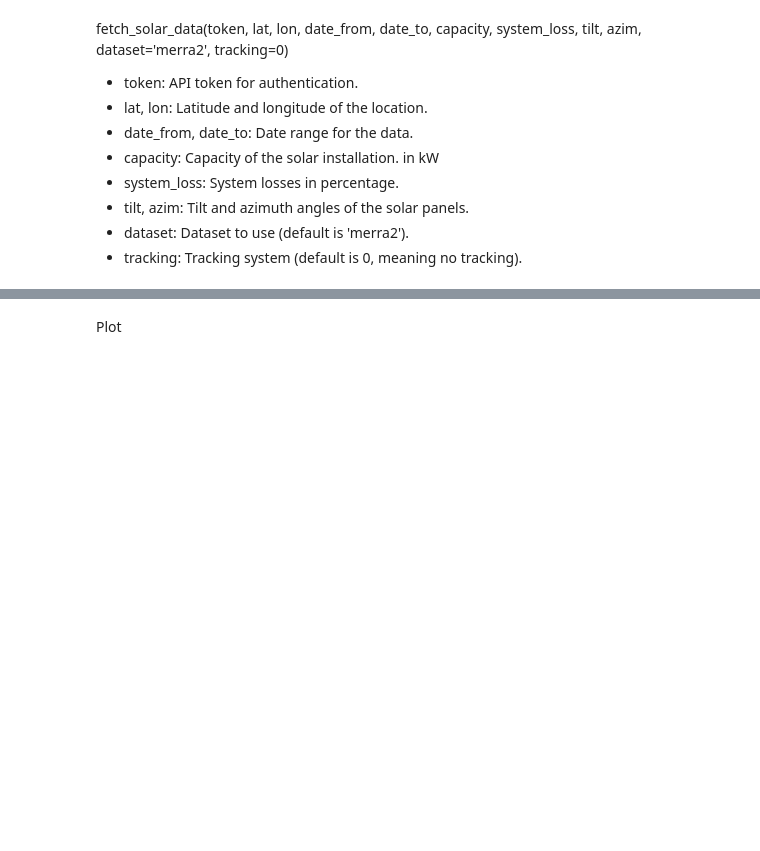
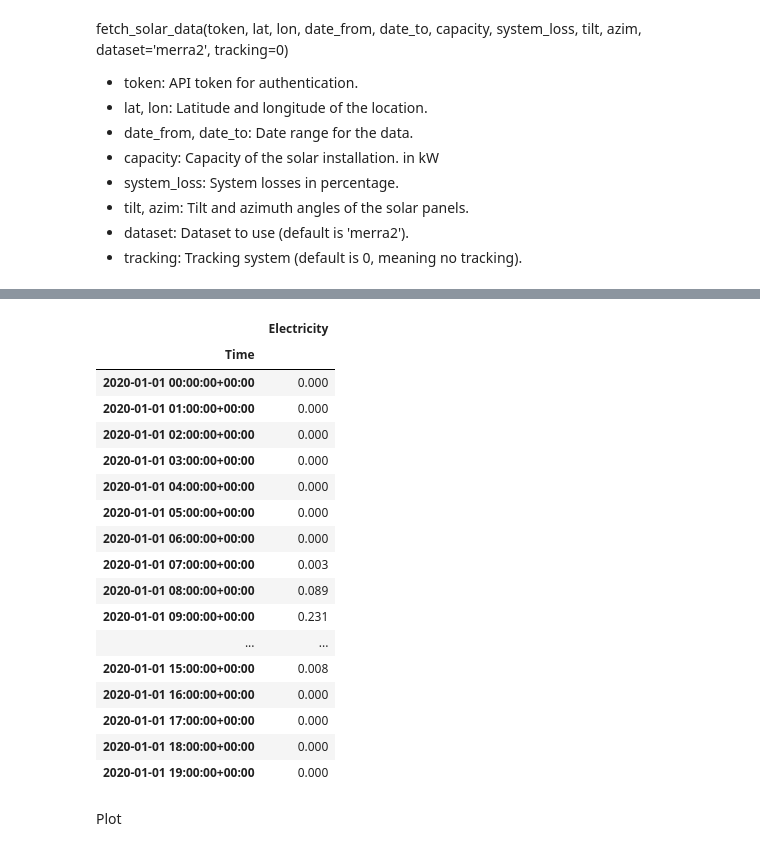
Before and after one commit to reschol/wattWise, a Jupyter notebook: pv_prediciton.ipynb, the cells around one changed output, grey strips where cells are left out. Saved outputs shown, nothing was run; the diff lists cells and outputs as text; code cells hidden in the pictures; blank space fills up the shorter version.

```diff
--- a/pv_prediciton.ipynb
+++ b/pv_prediciton.ipynb
@@ -71,15 +71,15 @@ system_loss = 0.1 # 10%
 tilt = 90 # degrees (BalkonPV)
 azimuth = 180 # degrees
 
-solar_data = fetch_solar_data(ninja_token, lat, lon, start, end, capacity_pv, system_loss, tilt, azimuth)
+#solar_data = fetch_solar_data(ninja_token, lat, lon, start, end, capacity_pv, system_loss, tilt, azimuth)
 
 # Extract the DataFrame from the tuple and save as DataFrame
-solar_df = solar_data[0]
+#solar_df = solar_data[0]
 
 #make Time column the index and tz-aware
 #solar_df.to_csv('data/renewables_ninja_data/pv_Karlsruhe_2020.csv', index=True)
 solar_df = pd.read_csv('data/renewables_ninja_data/pv_Karlsruhe_2020.csv', index_col='Time', parse_dates=True)
 solar_df.index = solar_df.index.tz_localize('UTC')
 
-print(solar_df)
+solar_df.head(20)
 # %% [output]
@@ -101,3 +86,21 @@ Time
+|  | Electricity |
+| Time |  |
+| 2020-01-01 00:00:00+00:00 | 0.000 |
+| 2020-01-01 01:00:00+00:00 | 0.000 |
+| 2020-01-01 02:00:00+00:00 | 0.000 |
+| 2020-01-01 03:00:00+00:00 | 0.000 |
+| 2020-01-01 04:00:00+00:00 | 0.000 |
+| 2020-01-01 05:00:00+00:00 | 0.000 |
+| 2020-01-01 06:00:00+00:00 | 0.000 |
+| 2020-01-01 07:00:00+00:00 | 0.003 |
+| 2020-01-01 08:00:00+00:00 | 0.089 |
+| 2020-01-01 09:00:00+00:00 | 0.231 |
+| ... | ... |
+| 2020-01-01 15:00:00+00:00 | 0.008 |
+| 2020-01-01 16:00:00+00:00 | 0.000 |
+| 2020-01-01 17:00:00+00:00 | 0.000 |
+| 2020-01-01 18:00:00+00:00 | 0.000 |
+| 2020-01-01 19:00:00+00:00 | 0.000 |
 # %% [markdown]
 Plot
 # %%
```
Also changed, not shown: parts of 4 cells of this notebook, 8 other files.
